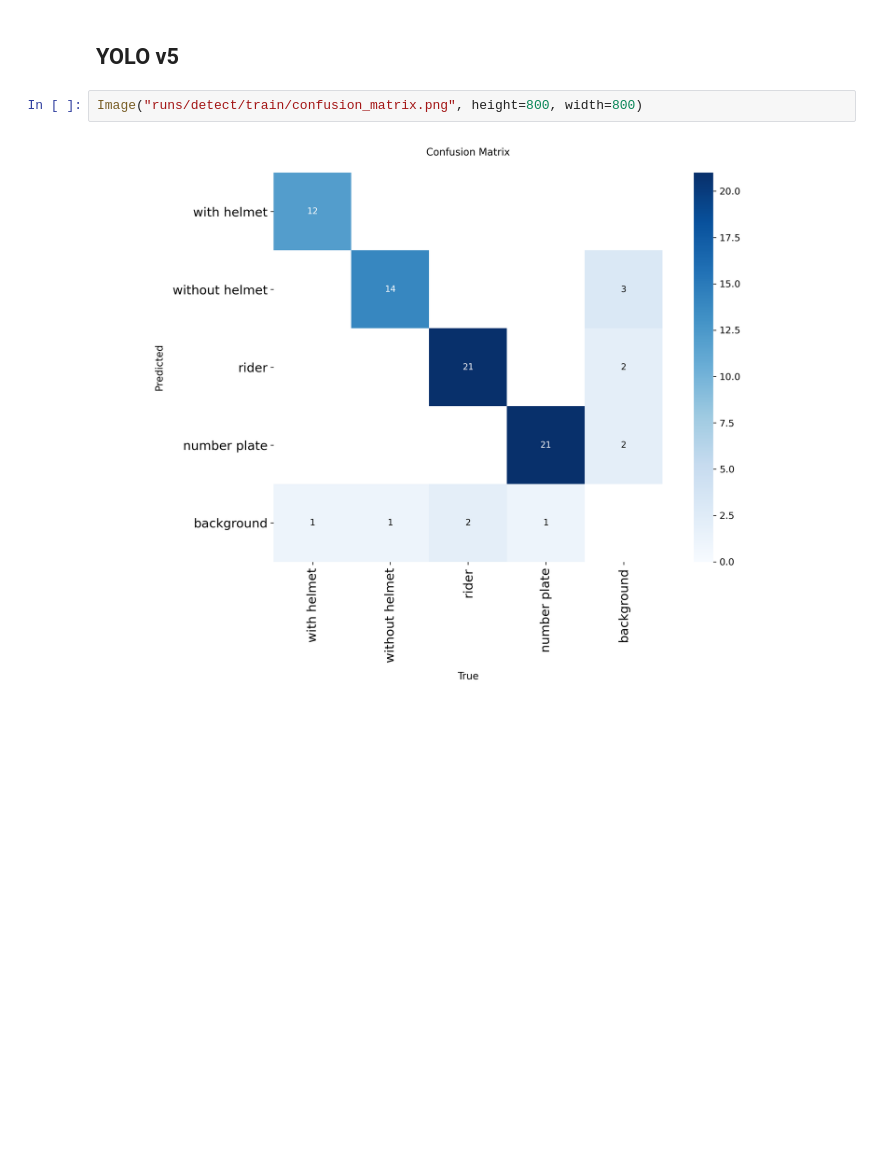
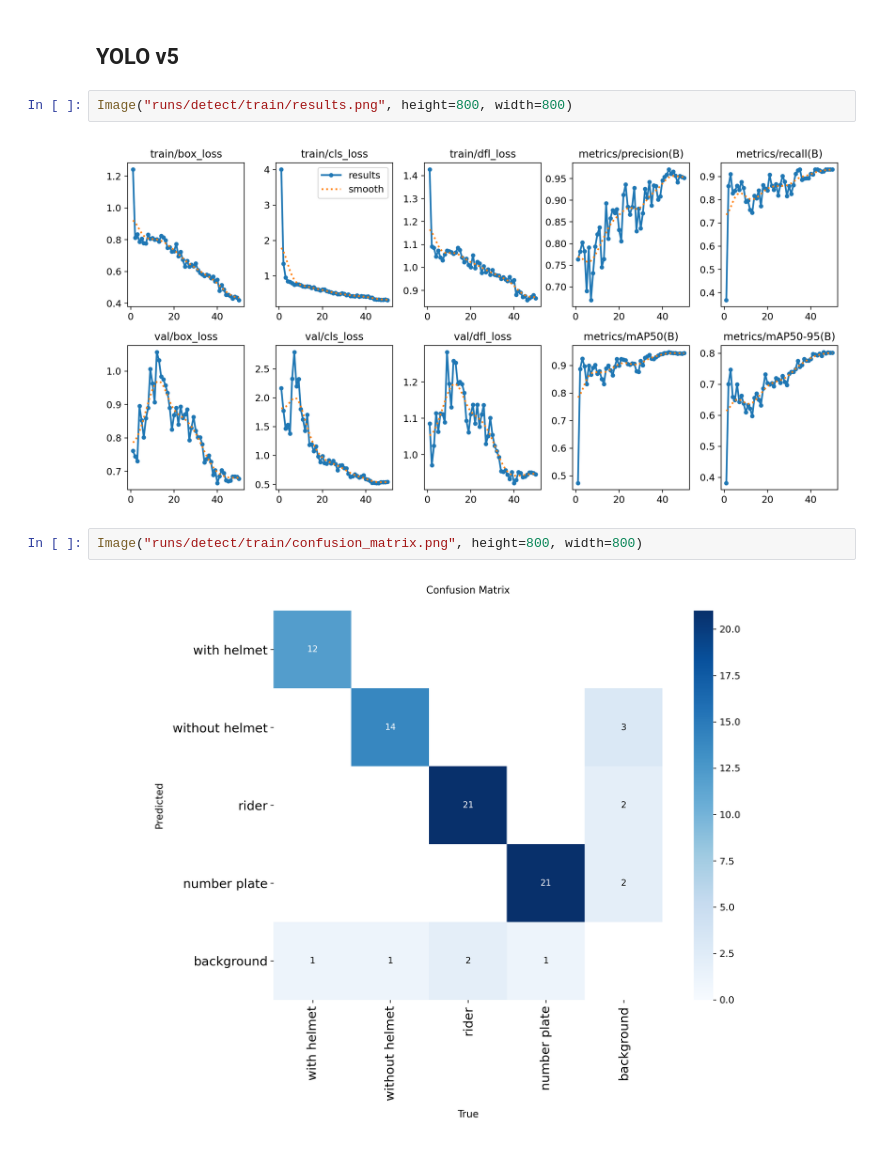
Before and after one commit to Rybsonbvb/Helmet-detection-YOLO-app, a Jupyter notebook: notebooks/models.ipynb, the cells around one changed output. Drawn from its saved outputs; the diff is of its cells as text; blank space fills up the shorter version.

Commit message:
added images

```diff
--- a/notebooks/models.ipynb
+++ b/notebooks/models.ipynb
@@ -148,5 +150,9 @@ Starting training for 50 epochs...
 # %% [markdown]
 ## YOLO v5
+# %%
+Image("runs/detect/train/results.png", height=800, width=800)
+# %% [output]
+[figure, added]
 # %%
 Image("runs/detect/train/confusion_matrix.png", height=800, width=800)
 # %% [output]
```
Also changed, not shown: parts of 6 cells of this notebook, 1 other file.
